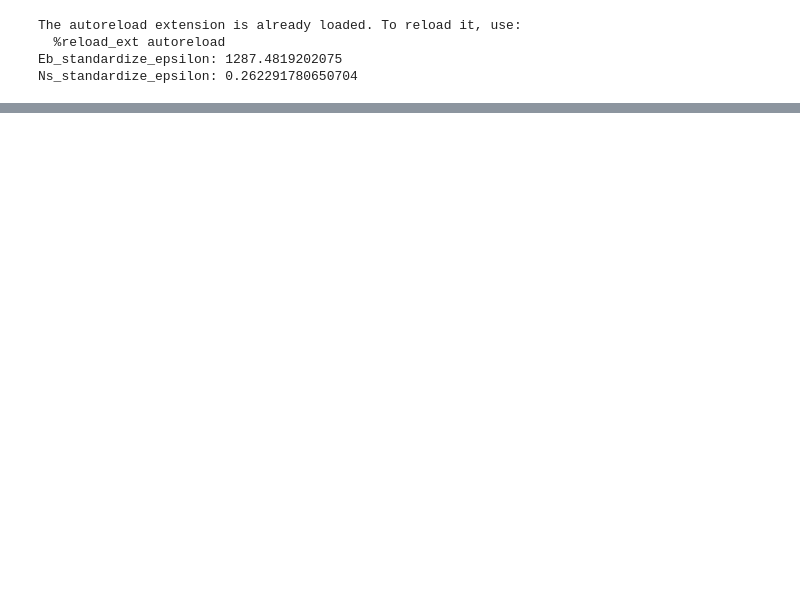
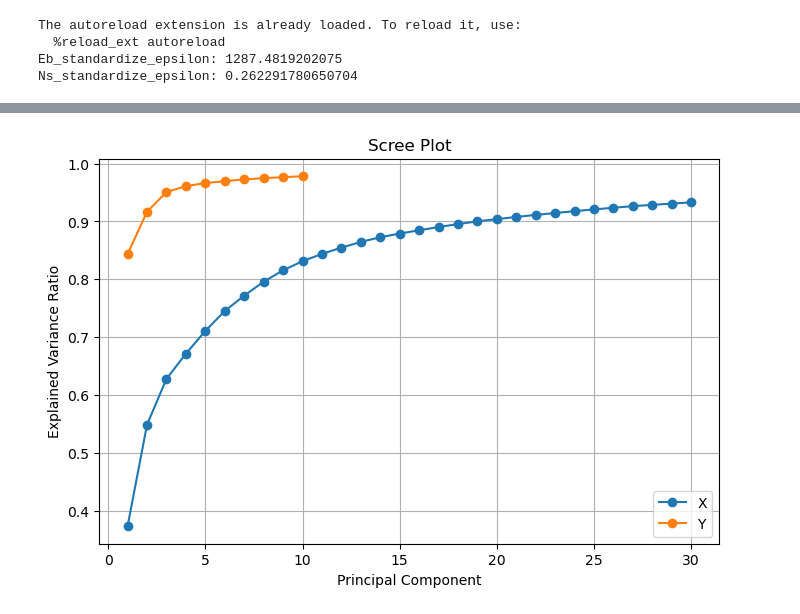
Before and after one commit to alastairyang/GMR-inference, a Jupyter notebook: notebooks/main.ipynb, the cells around one changed output, grey strips where cells are left out. Saved outputs shown, nothing was run; the diff lists cells and outputs as text; code cells hidden in the pictures; blank space fills up the shorter version.

```diff
--- a/notebooks/main.ipynb
+++ b/notebooks/main.ipynb
@@ -88,0 +89,4 @@ Shape of mask: (256, 256)
+# %%
+md.pca_scree(n_component_x=30, n_component_y=10)
+# %% [output]
+[figure, added]
```
Also changed, not shown: parts of 3 cells of this notebook, 2 other files.
